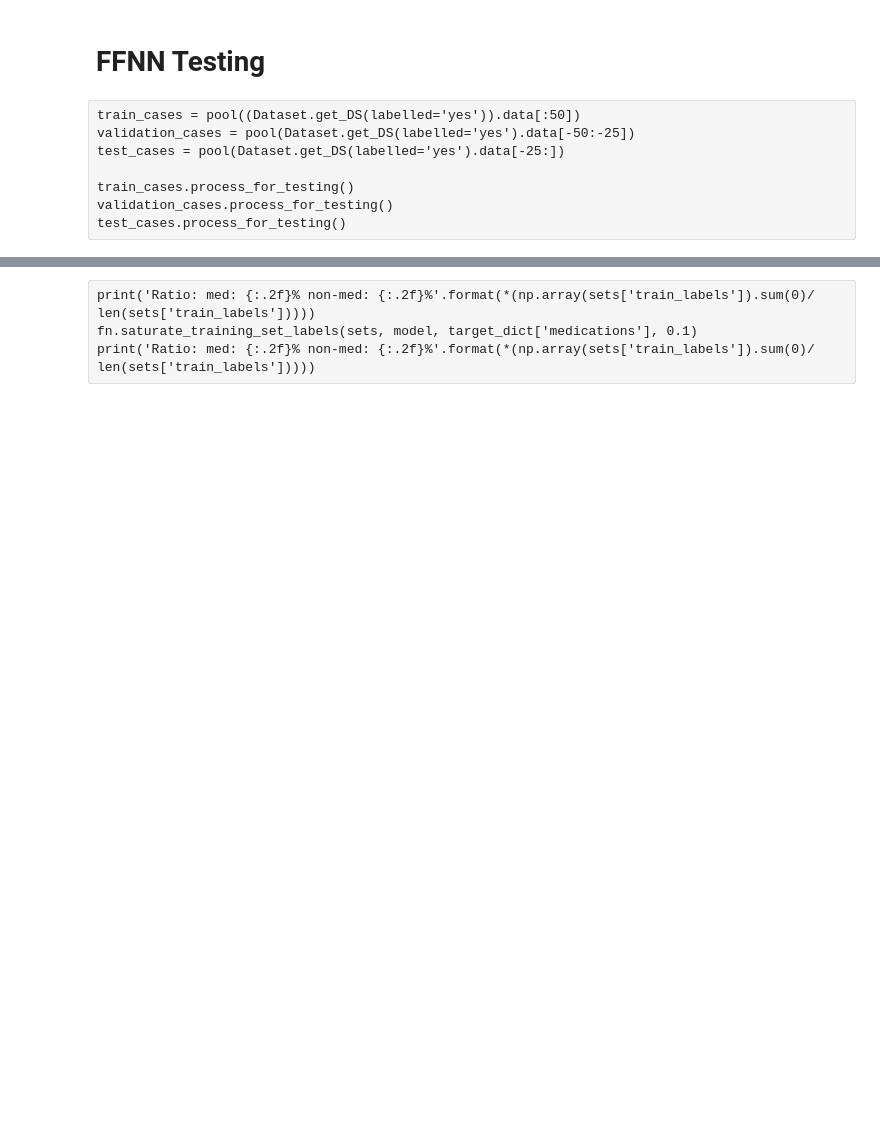
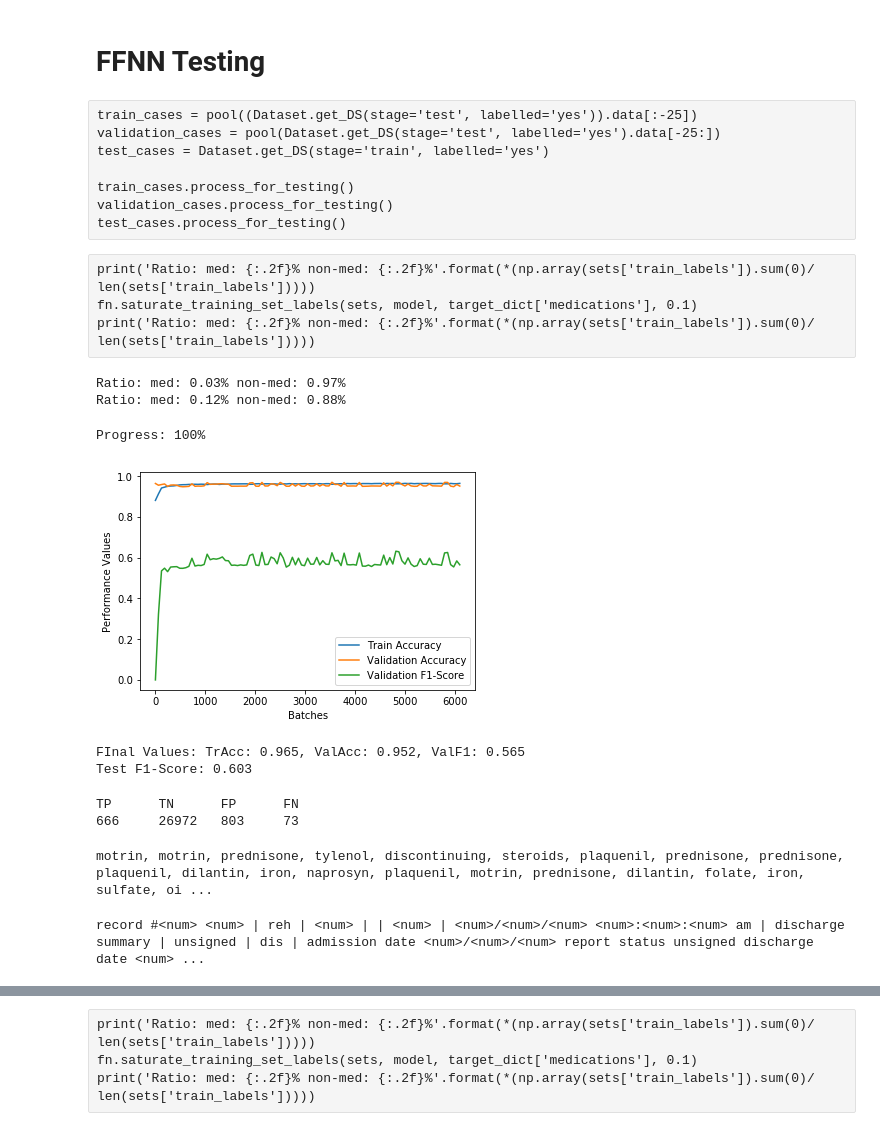
Before and after one commit to goto1991/L2B2-medication-extraction, a Jupyter notebook: Model 2.ipynb, the cells around one changed output, grey strips where cells are left out. Drawn from its saved outputs; the diff is of its cells as text; code cells hidden in the pictures; blank space fills up the shorter version.

```diff
--- a/Model 2.ipynb
+++ b/Model 2.ipynb
@@ -45,8 +52,33 @@ Sentence Load Complete
 # %% [raw]
-train_cases = pool((Dataset.get_DS(labelled='yes')).data[:50])
-validation_cases = pool(Dataset.get_DS(labelled='yes').data[-50:-25])
-test_cases = pool(Dataset.get_DS(labelled='yes').data[-25:])
+train_cases = pool((Dataset.get_DS(stage='test', labelled='yes')).data[:-25])
+validation_cases = pool(Dataset.get_DS(stage='test', labelled='yes').data[-25:])
+test_cases = Dataset.get_DS(stage='train', labelled='yes')
 
 train_cases.process_for_testing()
 validation_cases.process_for_testing()
 test_cases.process_for_testing()
+# %%
+sets = {}
+sets['train_set'], sets['train_labels'], _ = train_cases.get_ff_sets(model)
+sets['validation_set'], sets['validation_labels'], _ = validation_cases.get_ff_sets(model)
+sets['test_set'], sets['test_labels'], sets['test_words'] = test_cases.get_ff_sets(model)
+# %% [raw]
+print('Ratio: med: {:.2f}% non-med: {:.2f}%'.format(*(np.array(sets['train_labels']).sum(0)/ len(sets['train_labels']))))
+fn.saturate_training_set_labels(sets, model, target_dict['medications'], 0.1)
+print('Ratio: med: {:.2f}% non-med: {:.2f}%'.format(*(np.array(sets['train_labels']).sum(0)/ len(sets['train_labels']))))
+# %%
+print('Ratio: med: {:.2f}% non-med: {:.2f}%'.format(*(np.array(sets['train_labels']).sum(0)/ len(sets['train_labels']))))
+fn.saturate_training_set_training(sets['train_set'], sets['train_labels'], 0.1)
+print('Ratio: med: {:.2f}% non-med: {:.2f}%'.format(*(np.array(sets['train_labels']).sum(0)/ len(sets['train_labels']))))
+# %% [output]
+Ratio: med: 0.03% non-med: 0.97%
+Ratio: med: 0.12% non-med: 0.88%
+# %%
+NN = FF_Model(layers=[50])
+NN.build_graph()
+_,_,_,_ = NN.train(sets, epochs=5, batch=50, show_plot=True, show_progress=True)
+# %% [output]
+Progress: 100%
+[figure, added]
+FInal Values: TrAcc: 0.965, ValAcc: 0.952, ValF1: 0.565
+Test F1-Score: 0.603
@@ -52,0 +88,27 @@ test_cases.process_for_testing()
+# %%
+TP = len([a for a in range(len(tru)) if (res[a] == 0) and (tru[a] == 0)])
+TN = len([a for a in range(len(tru)) if (res[a] == 1) and (tru[a] == 1)])
+FP = len([a for a in range(len(tru)) if (res[a] == 0) and (tru[a] == 1)])
+FN = len([a for a in range(len(tru)) if (res[a] == 1) and (tru[a] == 0)])
+TFPN = [TP, TN, FP, FN]
+print('TP\tTN\tFP\tFN\n{}\t{}\t{}\t{}'.format(*TFPN))
+# %% [output]
+TP      TN      FP      FN
+666     26972   803     73
+# %%
+print(', '.join([sets['test_words'][a] for a in range(len(sets['test_words'])) if res[a] == 0 and tru[a] == 1]))
+# %% [output]
+motrin, motrin, prednisone, tylenol, discontinuing, steroids, plaquenil, prednisone, prednisone, plaquenil, dilantin, iron, naprosyn, plaquenil, motrin, prednisone, dilantin, folate, iron, sulfate, oi ...
+# %%
+import colorama as col
+
+out = []
+for a in range(len(sets['test_words'][:500])):
+    if res[a] == 0 and tru[a] == 1:
+        out.append(col.Back.RED + sets['test_words'][a].upper() + col.Back.RESET)
+    else:
+        out.append(sets['test_words'][a])
+
+print(' '.join(out))
+# %% [output]
+record #<num> <num> | reh | <num> | | <num> | <num>/<num>/<num> <num>:<num>:<num> am | discharge summary | unsigned | dis | admission date <num>/<num>/<num> report status unsigned discharge date <num> ...
```
Also changed, not shown: parts of 17 cells of this notebook, 4 other files.
